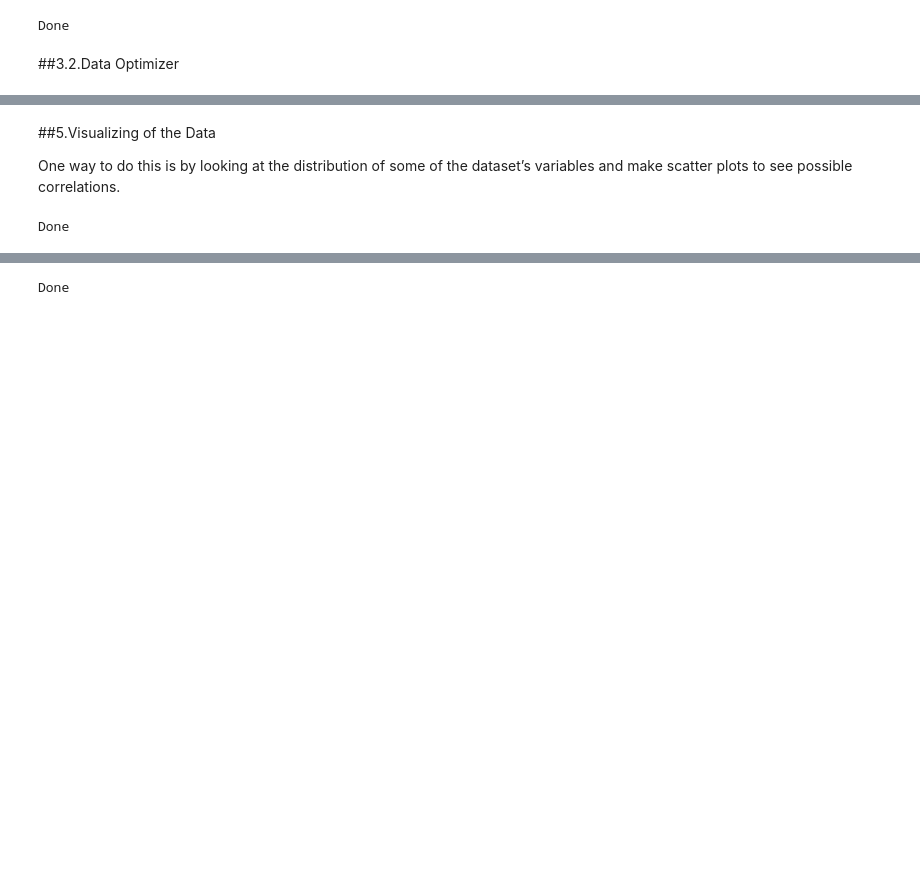
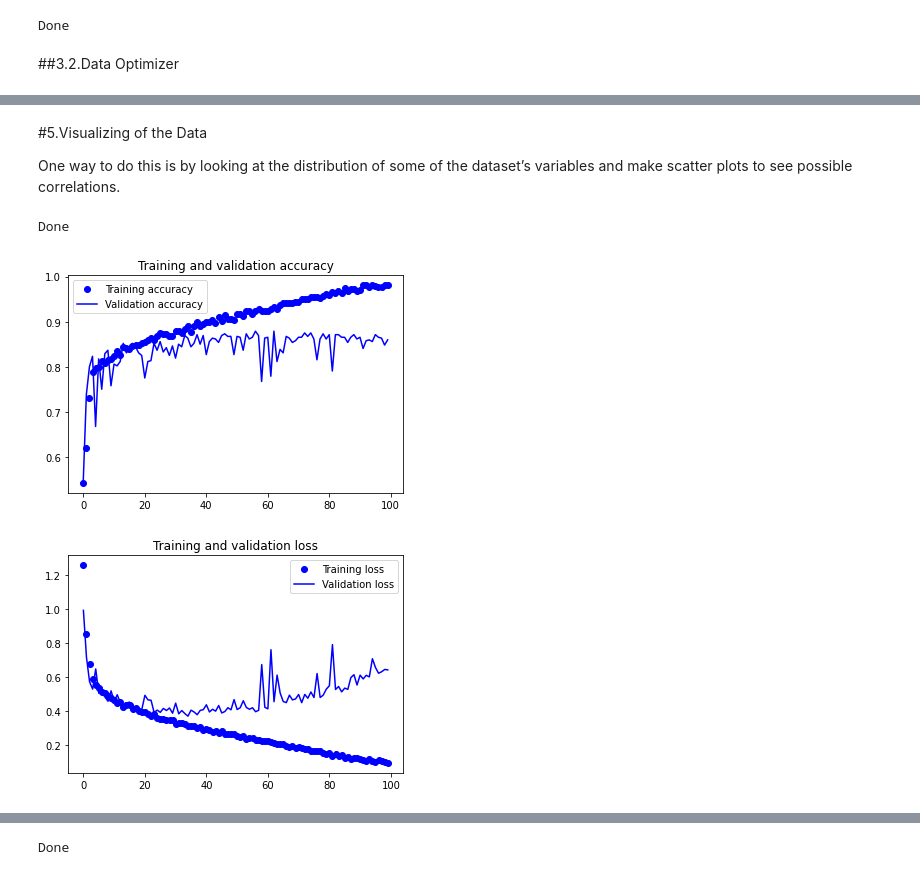
Before and after one commit to MarshaGomez/CNN-Medical-Imaging-Analysis, a Jupyter notebook: Code/Scratch_CNN_masses_vs_calc.ipynb, the cells around one changed output, grey strips where cells are left out. Saved outputs shown, nothing was run; the diff lists cells and outputs as text; code cells hidden in the pictures; blank space fills up the shorter version.

```diff
--- a/Code/Scratch_CNN_masses_vs_calc.ipynb
+++ b/Code/Scratch_CNN_masses_vs_calc.ipynb
@@ -326,10 +324,10 @@ test_datagen = ImageDataGenerator(rescale=1./65535)
 ##2.3.Splitting into Training and Validation data
 # %%
 # Split dataset into training and validation set 70-30
-train_images_split = train_images[:int(0.7*len(train_images))]
-valid_images_split = train_images[int(0.7*len(train_images)):]
-train_labels_split = train_labels[:int(0.7*len(train_labels))]
-valid_labels_split = train_labels[int(0.7*len(train_labels)):]
+train_images_split = train_images[:int(0.8*len(train_images))]
+valid_images_split = train_images[int(0.8*len(train_images)):]
+train_labels_split = train_labels[:int(0.8*len(train_labels))]
+valid_labels_split = train_labels[int(0.8*len(train_labels)):]
 
 print(train_images_split.shape)
 print(valid_images_split.shape)
@@ -451,5 +471,5 @@ AUC: 0.87
 # %% [markdown]
-##5.Visualizing of the Data
+#5.Visualizing of the Data
 
 One way to do this is by looking at the distribution of some of the dataset’s variables and make scatter plots to see possible correlations.
 # %%
@@ -462,4 +482,7 @@ print("Done")
 Done
 # %%
 plt = plot(history)
-plt = show()
+plt.show()
+# %% [output]
+[figure, added]
+[figure, added]
```
Also changed, not shown: parts of 50 cells of this notebook.
